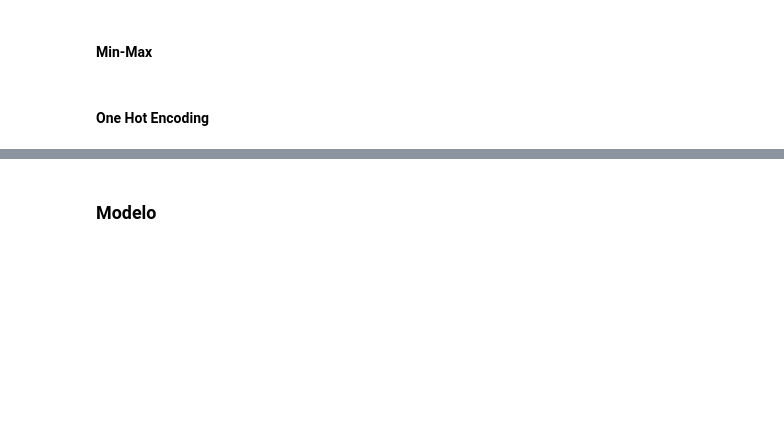
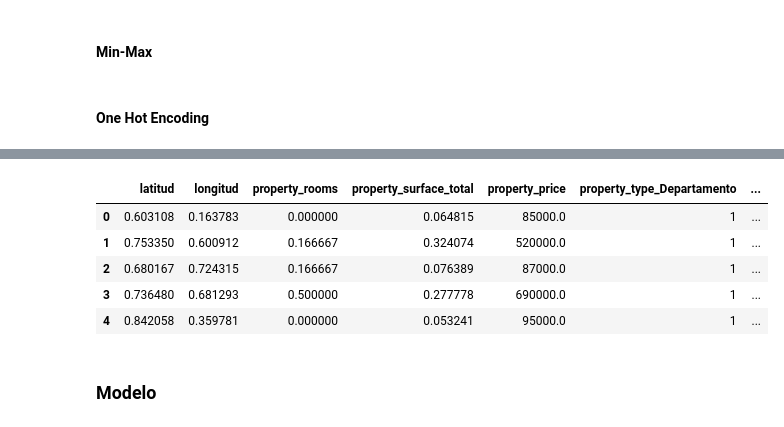
Before and after one commit to Fanusaez/7506R-2C2022-GRUPO13, a Jupyter notebook: 7506R_TP1_GRUPO13_ENTREGA_3(regresion).ipynb, the cells around one changed output, grey strips where cells are left out. Cells and saved outputs as stored; diff of their text form; code cells hidden in the pictures; blank space fills up the shorter version.

```diff
--- a/7506R_TP1_GRUPO13_ENTREGA_3(regresion).ipynb
+++ b/7506R_TP1_GRUPO13_ENTREGA_3(regresion).ipynb
@@ -92,3 +225,12 @@ ds_test_knn.head()
+# %%
+ds_test_reducido_knn.head()
+# %% [output]
+|  | latitud | longitud | property_rooms | property_surface_total | property_price | property_type_Departamento | ... |
+| 0 | 0.603108 | 0.163783 | 0.000000 | 0.064815 | 85000.0 | 1 | ... |
+| 1 | 0.753350 | 0.600912 | 0.166667 | 0.324074 | 520000.0 | 1 | ... |
+| 2 | 0.680167 | 0.724315 | 0.166667 | 0.076389 | 87000.0 | 1 | ... |
+| 3 | 0.736480 | 0.681293 | 0.500000 | 0.277778 | 690000.0 | 1 | ... |
+| 4 | 0.842058 | 0.359781 | 0.000000 | 0.053241 | 95000.0 | 1 | ... |
 # %% [markdown]
 ### Modelo
 # %% [markdown]
```
Also changed, not shown: parts of 49 cells of this notebook, 4 other files.
